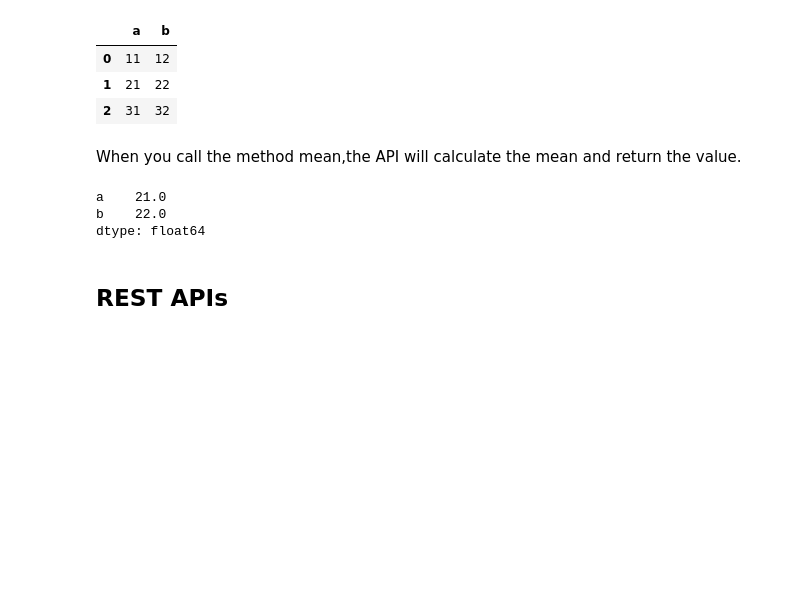
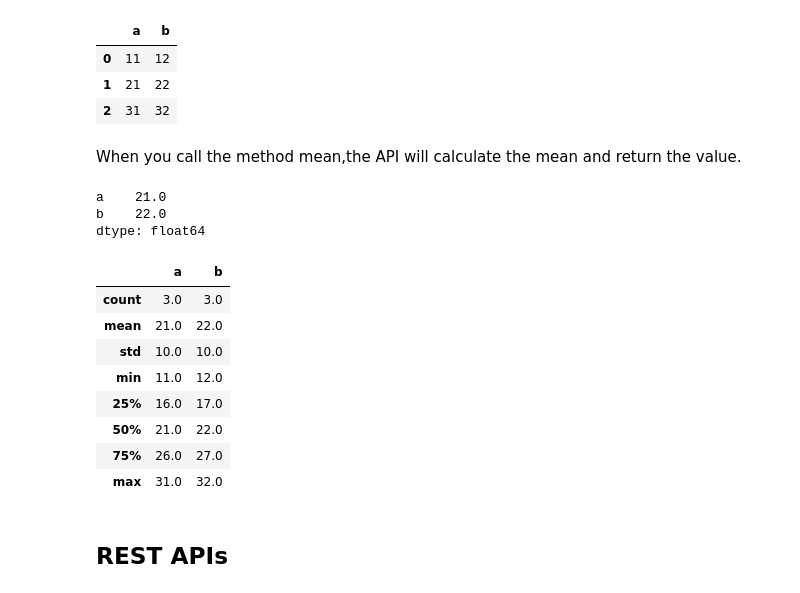
Before and after one commit to Abduullahh/python_documentation, a Jupyter notebook: APIs.ipynb, the cells around one changed output. Saved outputs shown, nothing was run; the diff lists cells and outputs as text; code cells hidden in the pictures; blank space fills up the shorter version.

```diff
--- a/APIs.ipynb
+++ b/APIs.ipynb
@@ -69,6 +69,18 @@ df.mean()
 a    21.0
 b    22.0
 dtype: float64
+# %%
+df.describe()
+# %% [output]
+|  | a | b |
+| count | 3.0 | 3.0 |
+| mean | 21.0 | 22.0 |
+| std | 10.0 | 10.0 |
+| min | 11.0 | 12.0 |
+| 25% | 16.0 | 17.0 |
+| 50% | 21.0 | 22.0 |
+| 75% | 26.0 | 27.0 |
+| max | 31.0 | 32.0 |
 # %% [markdown]
 <h2 id="ref1">REST APIs</h2>
 # %% [markdown]
```
Also changed, not shown: parts of 8 cells of this notebook, 2 other files.
